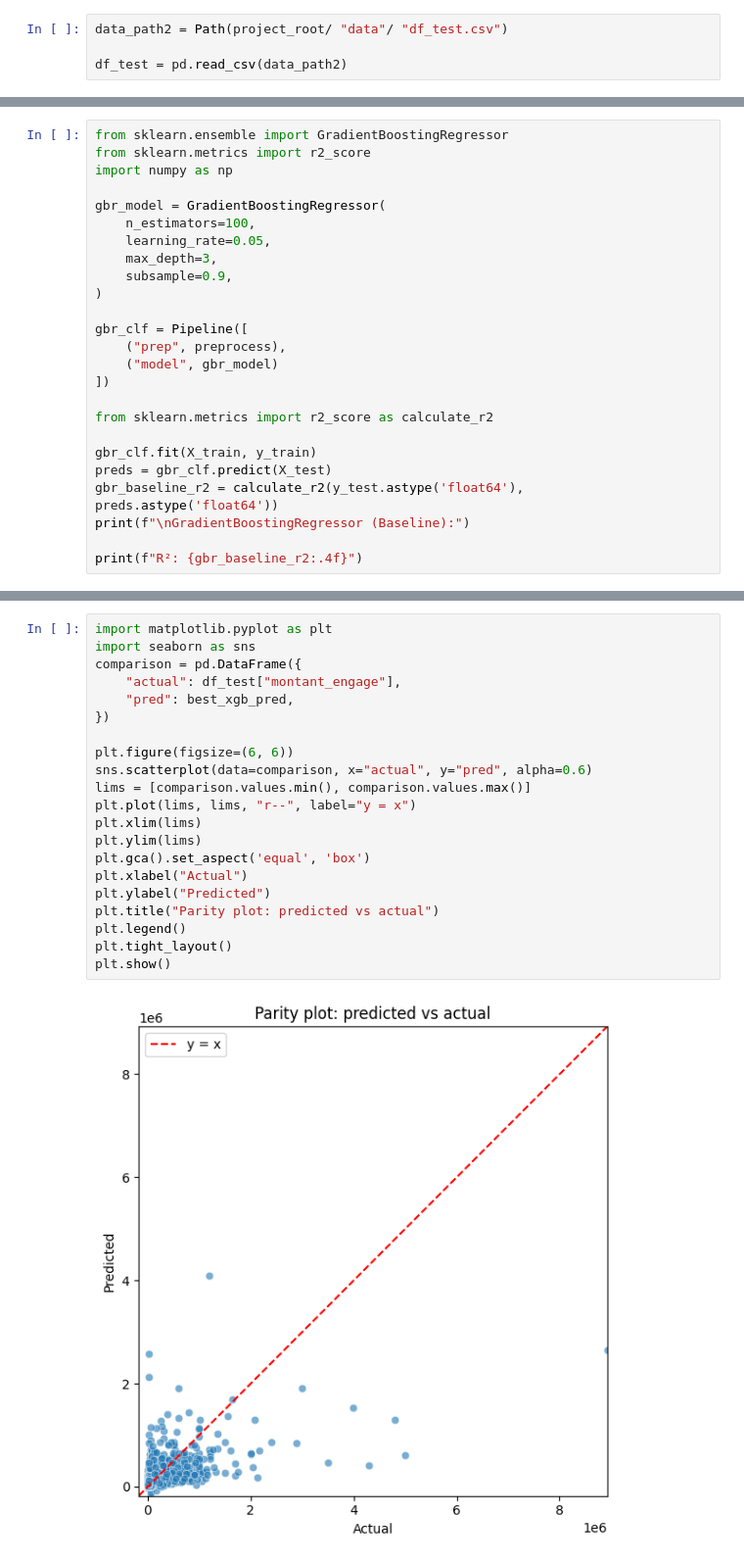
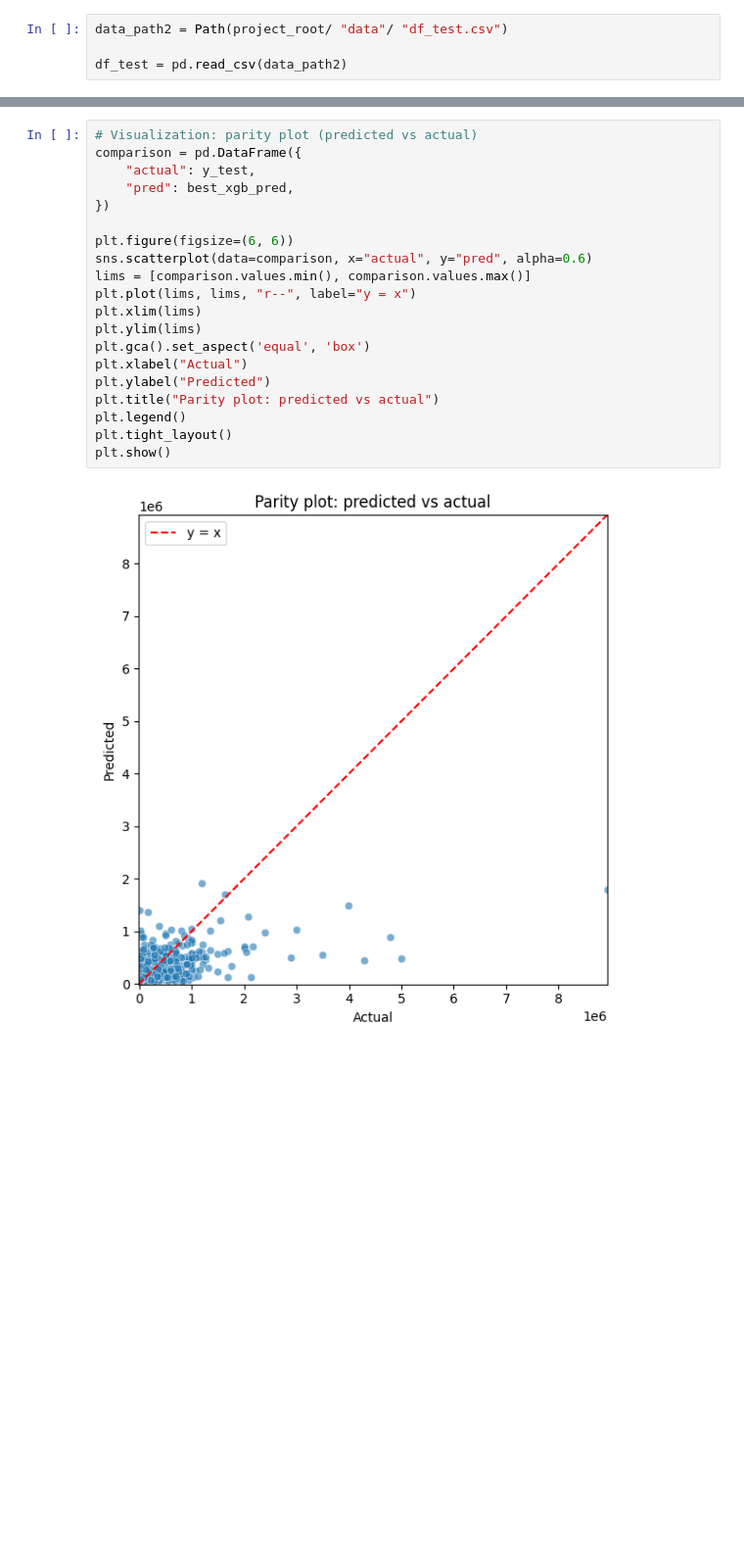
Before and after one commit to sofiasedlova/decision-tree-challenge, a Jupyter notebook: training.ipynb, the cells around one changed output, grey strips where cells are left out. Shown at 98% size. Saved outputs shown, nothing was run; the diff lists cells and outputs as text; blank space fills up the shorter version.

```diff
--- a/training.ipynb
+++ b/training.ipynb
@@ -161,25 +106,0 @@ Decision Tree test R²: 0.2327
-# %%
-from sklearn.ensemble import GradientBoostingRegressor
-from sklearn.metrics import r2_score
-import numpy as np
-
-gbr_model = GradientBoostingRegressor(
-    n_estimators=100,
-    learning_rate=0.05,
-    max_depth=3,
-    subsample=0.9,
-)
-
-gbr_clf = Pipeline([
-    ("prep", preprocess),
-    ("model", gbr_model)
-])
-
-from sklearn.metrics import r2_score as calculate_r2
-
-gbr_clf.fit(X_train, y_train)
-preds = gbr_clf.predict(X_test)
-gbr_baseline_r2 = calculate_r2(y_test.astype('float64'), preds.astype('float64'))
-print(f"\nGradientBoostingRegressor (Baseline):")
-
-print(f"R²: {gbr_baseline_r2:.4f}")
@@ -383,25 +238,24 @@ Results DataFrame (first 10 rows):
 
 Shape: (1774, 2)
 # %%
-import matplotlib.pyplot as plt
-import seaborn as sns
+# Visualization: parity plot (predicted vs actual)
 comparison = pd.DataFrame({
-    "actual": df_test["montant_engage"],
+    "actual": y_test,
     "pred": best_xgb_pred,
 })
 
 plt.figure(figsize=(6, 6))
 sns.scatterplot(data=comparison, x="actual", y="pred", alpha=0.6)
 lims = [comparison.values.min(), comparison.values.max()]
 plt.plot(lims, lims, "r--", label="y = x")
 plt.xlim(lims)
 plt.ylim(lims)
 plt.gca().set_aspect('equal', 'box')
 plt.xlabel("Actual")
 plt.ylabel("Predicted")
 plt.title("Parity plot: predicted vs actual")
 plt.legend()
 plt.tight_layout()
 plt.show()
 # %% [output]
-[figure, old version]
+[figure, new version]
```
Also changed, not shown: parts of 16 cells of this notebook, 2 other files.
